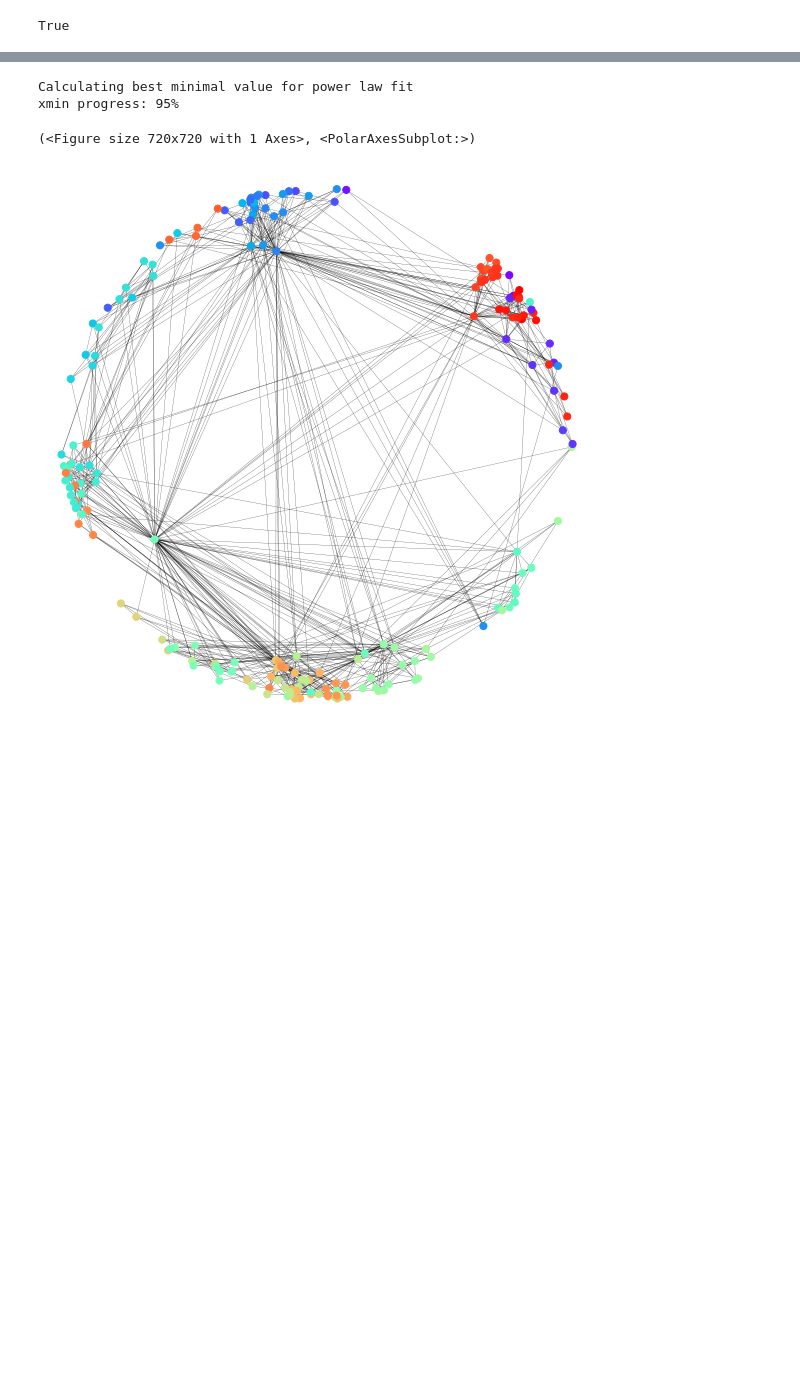
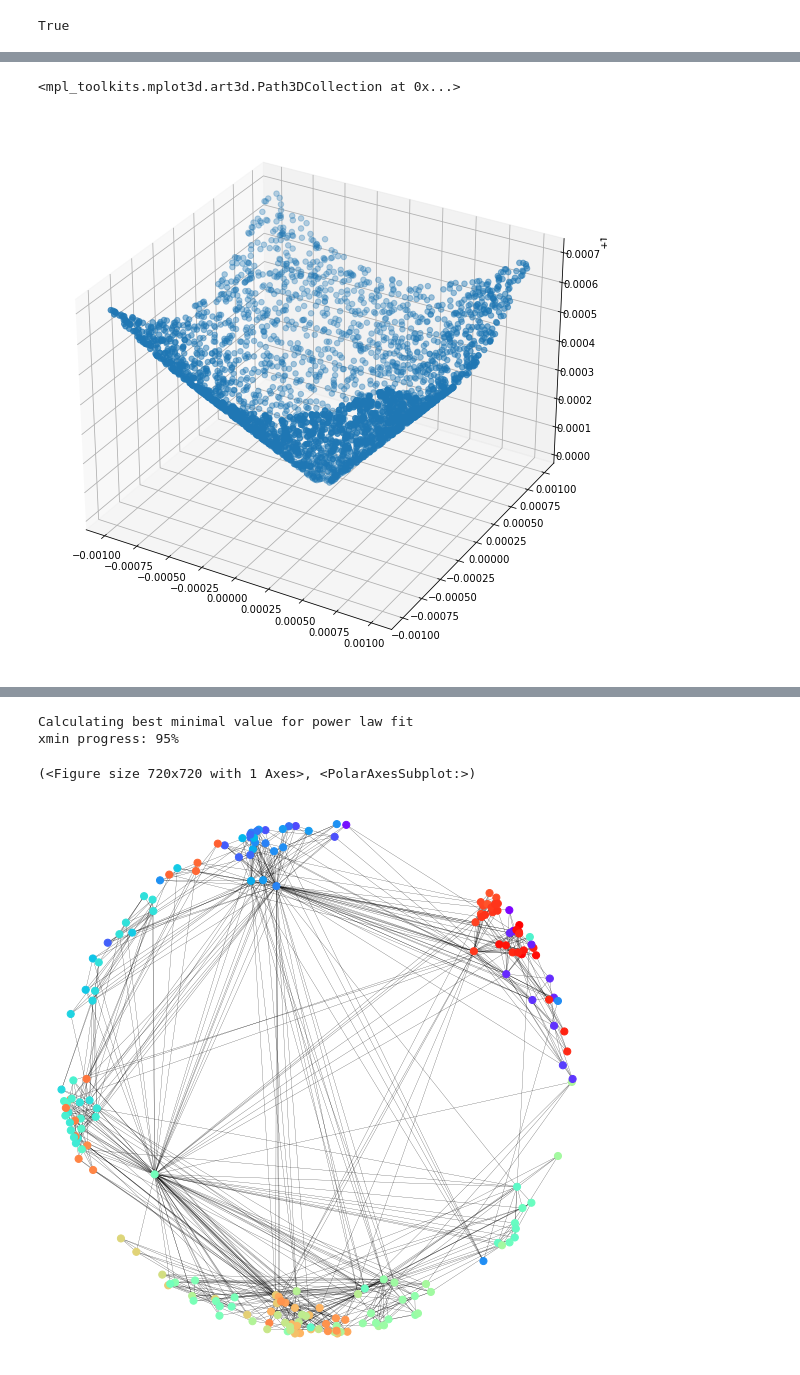
Before and after one commit to martinfama/LPGNN, a Jupyter notebook: Poincare_Embeddings_Plotting.ipynb, the cells around one changed output, grey strips where cells are left out. Drawn from its saved outputs; the diff is of its cells as text; code cells hidden in the pictures; blank space fills up the shorter version.

```diff
--- a/Poincare_Embeddings_Plotting.ipynb
+++ b/Poincare_Embeddings_Plotting.ipynb
@@ -63,0 +153,9 @@ for i in range(1000):
+# %%
+# plot PS_Lorentz.LorentzEmbedding_node_positions in 3D
+x = PS_Lorentz.LorentzEmbedding_node_positions.detach().numpy()
+fig = plt.figure(figsize=(10,10))
+ax = fig.add_subplot(111, projection='3d')
+ax.scatter(x[:,1], x[:,2], x[:,0], s=30, cmap='hsv')
+# %% [output]
+<mpl_toolkits.mplot3d.art3d.Path3DCollection at 0x...>
+[figure, added]
```
Also changed, not shown: parts of 18 cells of this notebook, 6 other files.
